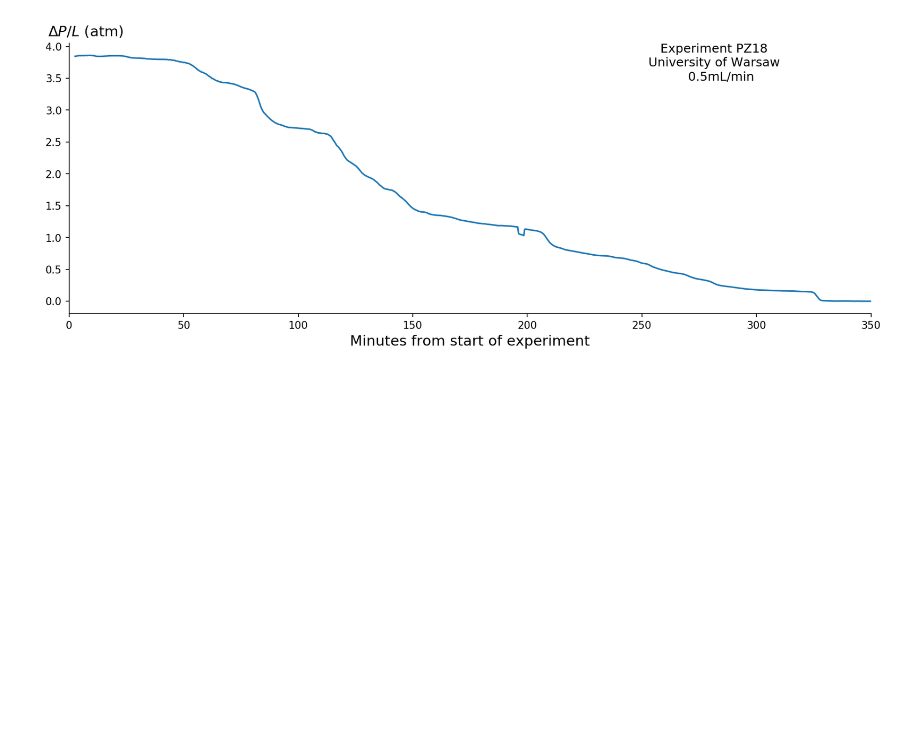
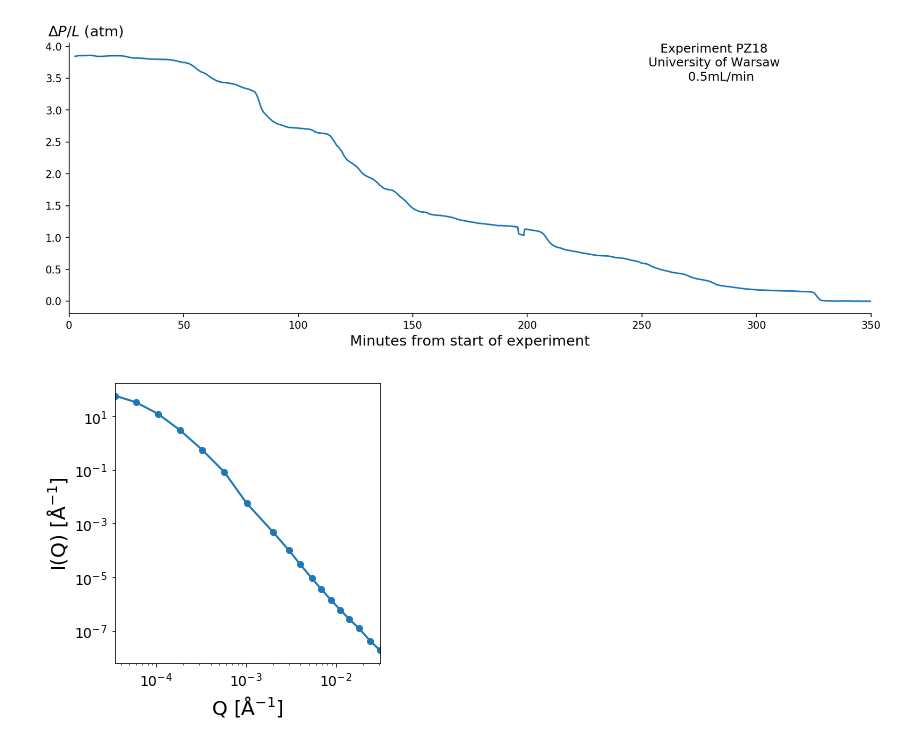
Before and after one commit to mcooper12590/4DWormholes, a Jupyter notebook: SupplementalPlotting.ipynb, the cells around one changed output. Cells and saved outputs as stored; diff of their text form; code cells hidden in the pictures; blank space fills up the shorter version.

Commit message:
Updated supplemental plotting

```diff
--- a/SupplementalPlotting.ipynb
+++ b/SupplementalPlotting.ipynb
@@ -524,3 +524,15 @@ savefig("WormholeGrowth/PressureLogs/PZ18_PressurePlot.pdf")
 show()
 # %% [output]
 [figure]
+# %%
+df = pandas.read_csv("WormholeGrowth/rawsans.csv", index_col=0)
+fig = figure(figsize=(5,5))
+(df["I(Q)"]*1e-8).plot(loglog=True, marker="o", lw=2)
+xlabel(r"Q [${\rm \AA^{-1}}$]", fontsize=20)
+ylabel(r"I(Q) [${\rm \AA^{-1}}$]", fontsize=20)
+tick_params(labelsize=14)
+tight_layout()
+savefig("rawsans.pdf")
+show()
+# %% [output]
+[figure, added]
```
Also changed, not shown: parts of 1 cell of this notebook.
